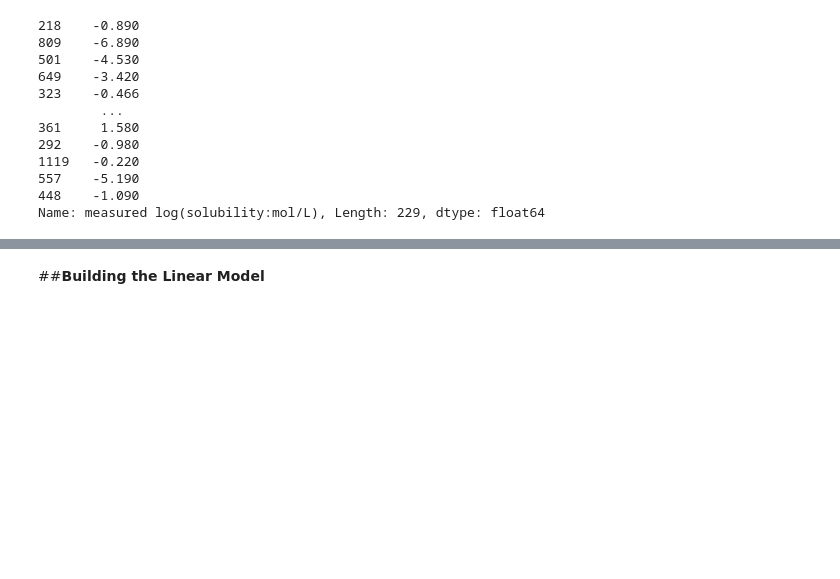
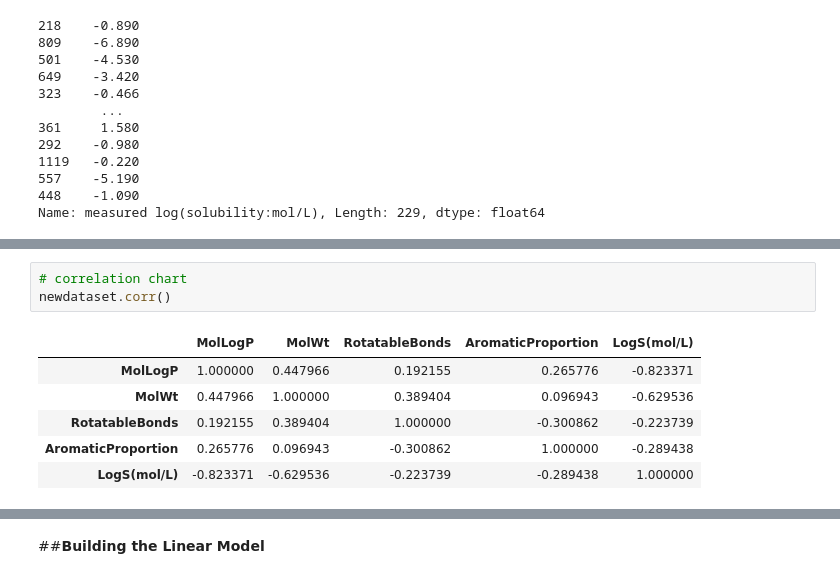
Before and after one commit to prateem-biswas/Data-Science-, a Jupyter notebook: Predicting_solubity_of_molecules.ipynb, the cells around one changed output, grey strips where cells are left out. Saved outputs shown, nothing was run; the diff lists cells and outputs as text; blank space fills up the shorter version.

```diff
--- a/Predicting_solubity_of_molecules.ipynb
+++ b/Predicting_solubity_of_molecules.ipynb
@@ -420,0 +453,10 @@ Name: measured log(solubility:mol/L), Length: 229, dtype: float64
+# %%
+# correlation chart
+newdataset.corr()
+# %% [output]
+|  | MolLogP | MolWt | RotatableBonds | AromaticProportion | LogS(mol/L) |
+| MolLogP | 1.000000 | 0.447966 | 0.192155 | 0.265776 | -0.823371 |
+| MolWt | 0.447966 | 1.000000 | 0.389404 | 0.096943 | -0.629536 |
+| RotatableBonds | 0.192155 | 0.389404 | 1.000000 | -0.300862 | -0.223739 |
+| AromaticProportion | 0.265776 | 0.096943 | -0.300862 | 1.000000 | -0.289438 |
+| LogS(mol/L) | -0.823371 | -0.629536 | -0.223739 | -0.289438 | 1.000000 |
```
Also changed, not shown: parts of 8 cells of this notebook.
